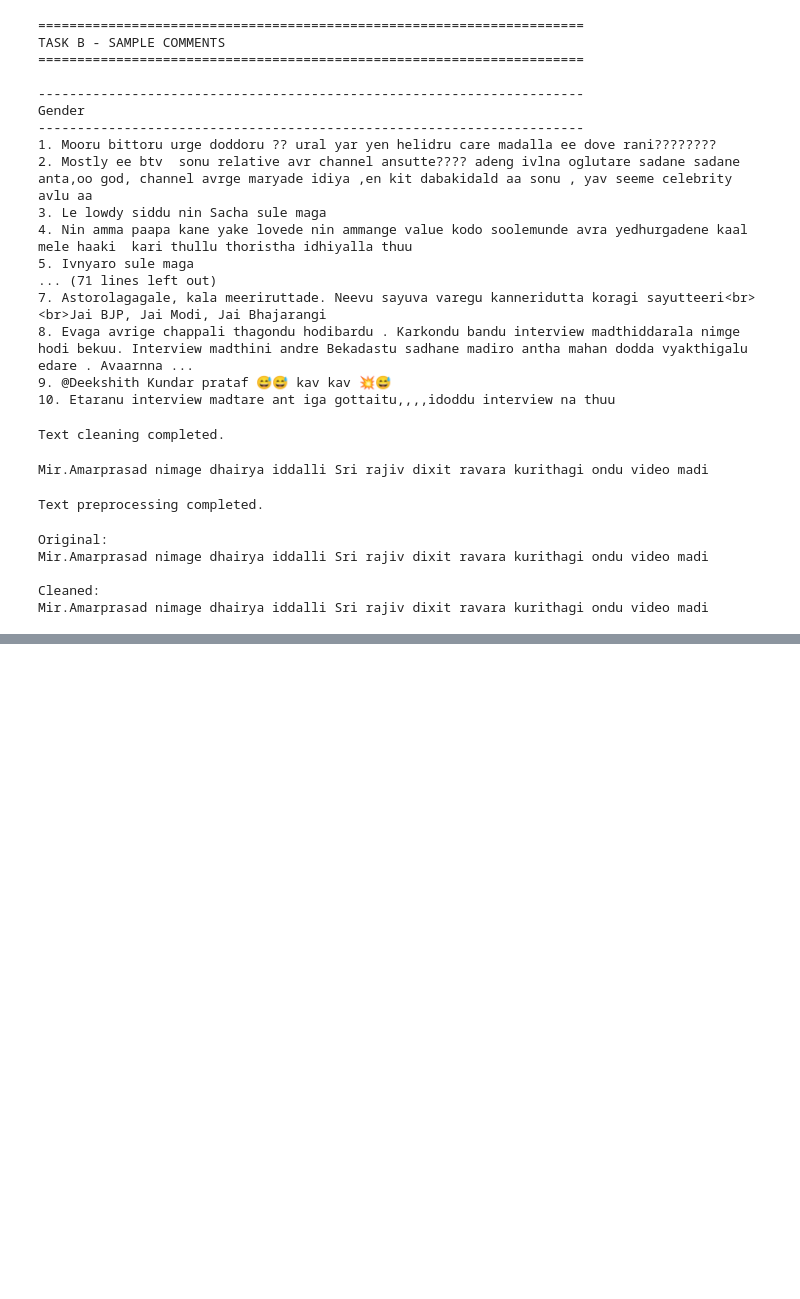
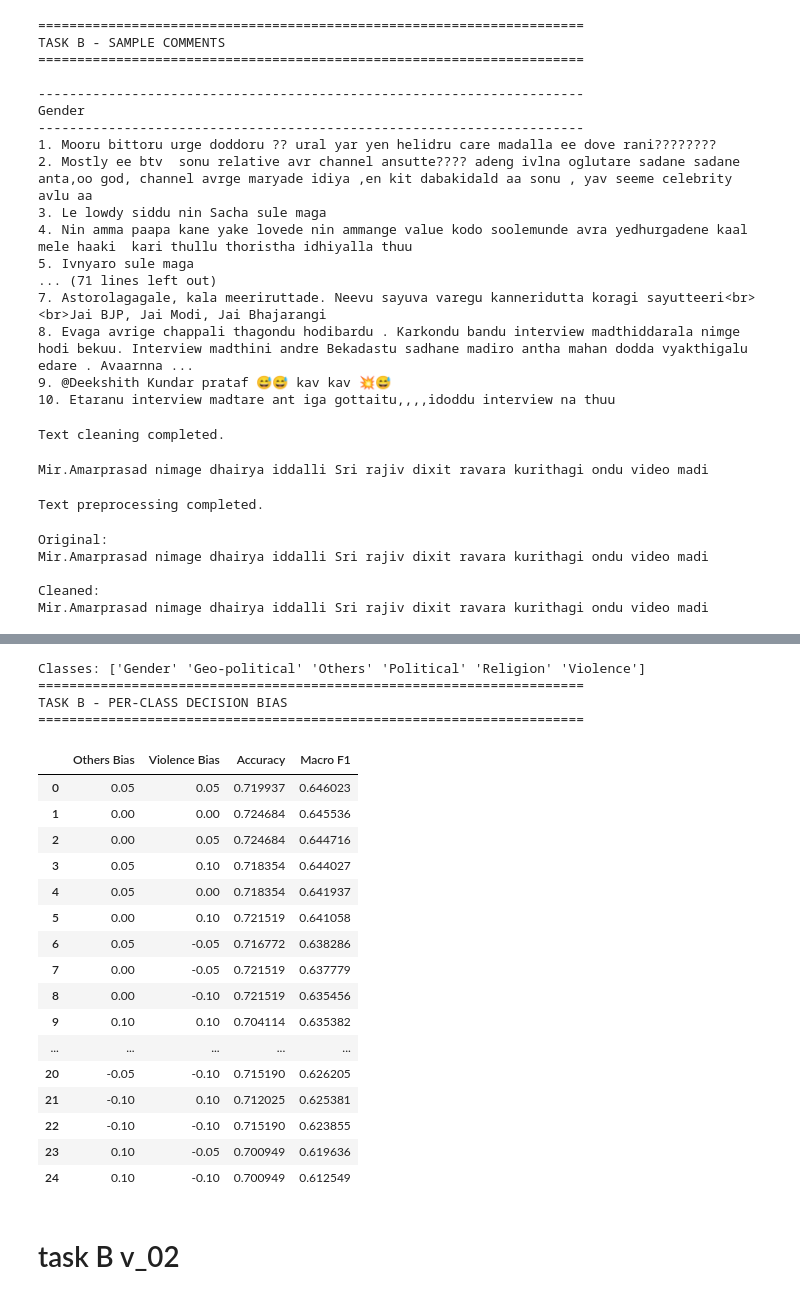
Before and after one commit to shahtaz/hastika, a Jupyter notebook: hastika_v2.ipynb, the cells around one changed output, grey strips where cells are left out. Saved outputs shown, nothing was run; the diff lists cells and outputs as text; code cells hidden in the pictures; blank space fills up the shorter version.

```diff
--- a/hastika_v2.ipynb
+++ b/hastika_v2.ipynb
@@ -764,0 +5150,79 @@ Mir.Amarprasad nimage dhairya iddalli Sri rajiv dixit ravara kurithagi ondu vide
+# %%
+# ============================================================
+# TASK B - PER-CLASS DECISION SCORE BIAS
+# ============================================================
+
+classes = char_wb_model.classes_
+
+print("Classes:", classes)
+
+bias_results = []
+
+# Small biases only.
+# Positive bias makes a class easier to predict.
+others_biases = [-0.10, -0.05, 0.00, 0.05, 0.10]
+violence_biases = [-0.10, -0.05, 0.00, 0.05, 0.10]
+
+for others_bias in others_biases:
+
+    for violence_bias in violence_biases:
+
+        scores = best_ensemble_scores.copy()
+
+        # Find class indices
+        others_idx = np.where(classes == "Others")[0][0]
+        violence_idx = np.where(classes == "Violence")[0][0]
+
+        scores[:, others_idx] += others_bias
+        scores[:, violence_idx] += violence_bias
+
+        pred = classes[
+            np.argmax(scores, axis=1)
+        ]
+
+        acc = accuracy_score(y_b_val, pred)
+        f1 = f1_score(y_b_val, pred, average="macro")
+
+        bias_results.append({
+            "Others Bias": others_bias,
+            "Violence Bias": violence_bias,
+            "Accuracy": acc,
+            "Macro F1": f1
+        })
+
+bias_results_df = pd.DataFrame(bias_results)
+
+print("=" * 70)
+print("TASK B - PER-CLASS DECISION BIAS")
+print("=" * 70)
+
+display(
+    bias_results_df.sort_values(
+        "Macro F1",
+        ascending=False
+    ).reset_index(drop=True)
+)
+# %% [output]
+Classes: ['Gender' 'Geo-political' 'Others' 'Political' 'Religion' 'Violence']
+======================================================================
+TASK B - PER-CLASS DECISION BIAS
+======================================================================
+|  | Others Bias | Violence Bias | Accuracy | Macro F1 |
+| 0 | 0.05 | 0.05 | 0.719937 | 0.646023 |
+| 1 | 0.00 | 0.00 | 0.724684 | 0.645536 |
+| 2 | 0.00 | 0.05 | 0.724684 | 0.644716 |
+| 3 | 0.05 | 0.10 | 0.718354 | 0.644027 |
+| 4 | 0.05 | 0.00 | 0.718354 | 0.641937 |
+| 5 | 0.00 | 0.10 | 0.721519 | 0.641058 |
+| 6 | 0.05 | -0.05 | 0.716772 | 0.638286 |
+| 7 | 0.00 | -0.05 | 0.721519 | 0.637779 |
+| 8 | 0.00 | -0.10 | 0.721519 | 0.635456 |
+| 9 | 0.10 | 0.10 | 0.704114 | 0.635382 |
+| ... | ... | ... | ... | ... |
+| 20 | -0.05 | -0.10 | 0.715190 | 0.626205 |
+| 21 | -0.10 | 0.10 | 0.712025 | 0.625381 |
+| 22 | -0.10 | -0.10 | 0.715190 | 0.623855 |
+| 23 | 0.10 | -0.05 | 0.700949 | 0.619636 |
+| 24 | 0.10 | -0.10 | 0.700949 | 0.612549 |
+# %% [markdown]
+# task B v_02
```
Also changed, not shown: parts of 75 cells of this notebook.
